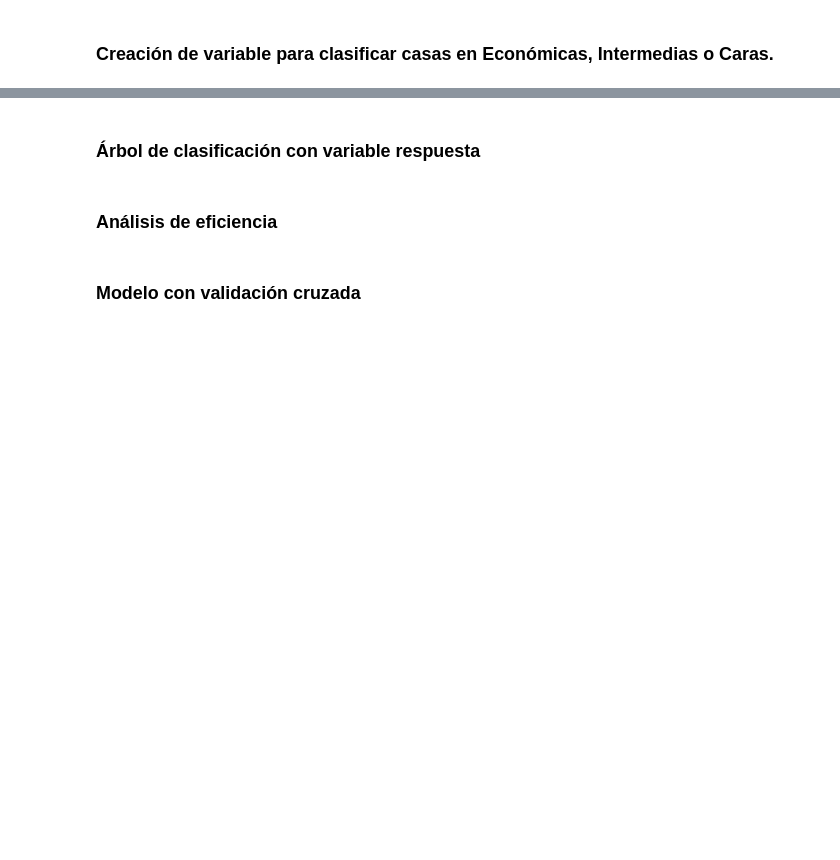
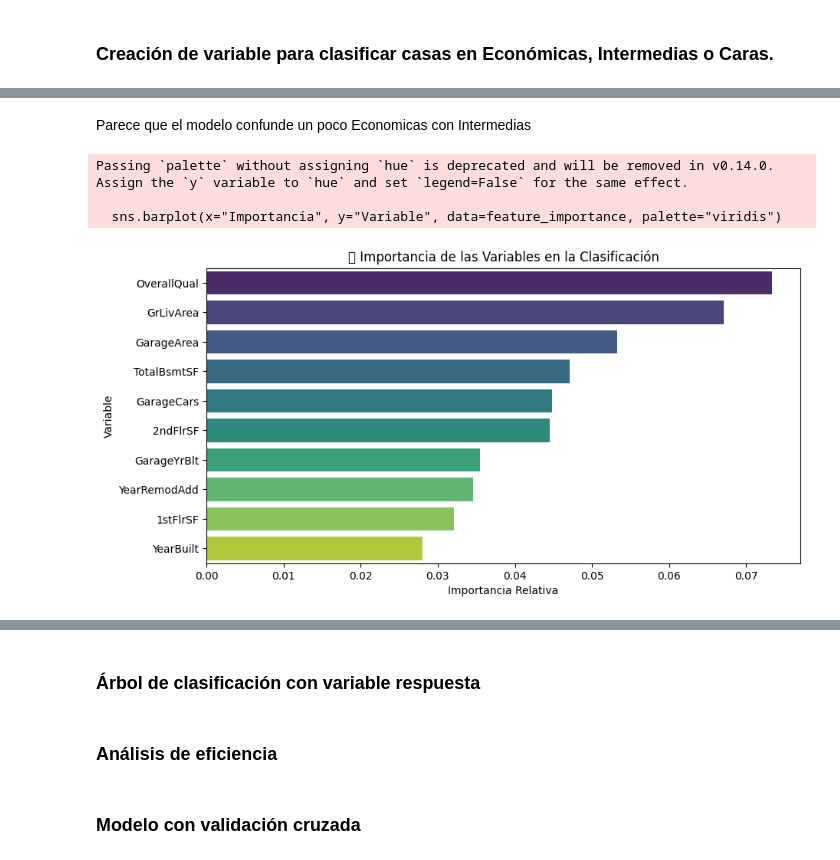
Before and after one commit to tsc221645/CC_3074_Proyecto_2, a Jupyter notebook: secondary_analysis.ipynb, the cells around one changed output, grey strips where cells are left out. Saved outputs shown, nothing was run; the diff lists cells and outputs as text; code cells hidden in the pictures; blank space fills up the shorter version.

```diff
--- a/secondary_analysis.ipynb
+++ b/secondary_analysis.ipynb
@@ -250,0 +304,18 @@ InvalidParameterError: The 'kernel' parameter of SVR must be a str among {'linea
+# %% [markdown]
+Parece que el modelo confunde un poco Economicas con Intermedias
+# %%
+#  Importancia de Variables
+feature_importance = pd.DataFrame({'Variable': X.columns, 'Importancia': rf_clf.feature_importances_})
+feature_importance = feature_importance.sort_values(by="Importancia", ascending=False).head(10)
+
+plt.figure(figsize=(10, 5))
+sns.barplot(x="Importancia", y="Variable", data=feature_importance, palette="viridis")
+plt.xlabel("Importancia Relativa")
+plt.ylabel("Variable")
+plt.title("🔍 Importancia de las Variables en la Clasificación")
+plt.show()
+# %% [output]
+Passing `palette` without assigning `hue` is deprecated and will be removed in v0.14.0. Assign the `y` variable to `hue` and set `legend=False` for the same effect.
+
+  sns.barplot(x="Importancia", y="Variable", data=feature_importance, palette="viridis")
+[figure, added]
```
Also changed, not shown: parts of 9 cells of this notebook.
